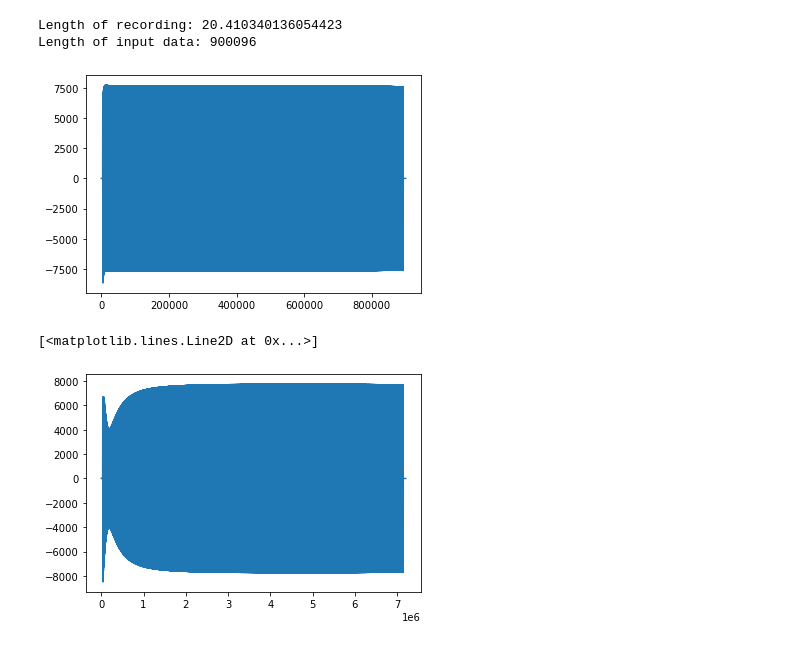
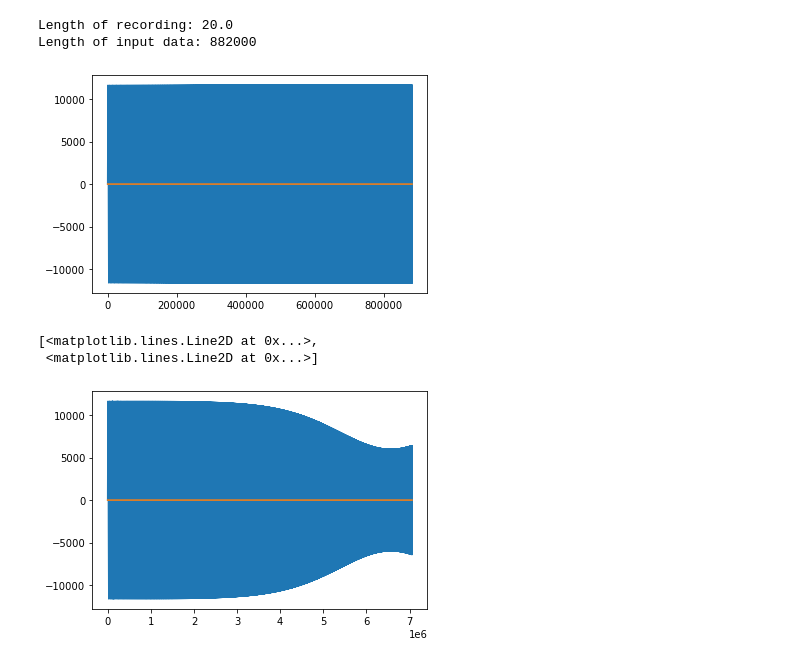
Before and after one commit to phultquist/qbox, a Jupyter notebook: biquad/BiQuad Filter.ipynb, the cells around one changed output. Saved outputs shown, nothing was run; the diff lists cells and outputs as text; code cells hidden in the pictures.

```diff
--- a/biquad/BiQuad Filter.ipynb
+++ b/biquad/BiQuad Filter.ipynb
@@ -34,7 +34,7 @@ def biquad(arr, a0, a1, a2, b0, b1, b2):
 
     return output
 # %%
-sample_rate, input_data = wavfile.read('./../samples/sweep.wav')
+sample_rate, input_data = wavfile.read('./../samples/LogSweep_10_1000_44k_16-bit_L.wav')
 # plt.plot(input_data[0:100])
 # input_data = input_data[18 * 44000:18*44000 + 25]
 
@@ -64,9 +64,9 @@ print("Length of input data: " + str(len(input_data)))
 
 # plt.plot(after_biquad)
 # %% [output]
-Length of recording: 20.410340136054423
-Length of input data: 900096
+Length of recording: 20.0
+Length of input data: 882000
-[figure, old version]
+[figure, new version]
 # %%
 def normalize(original, output_data):
     max_original = np.amax(np.absolute(original))
@@ -116,21 +116,34 @@ def biquad_with_negative_feedback(arr, a0, a1, a2, b0, b1, b2, fb_k, store_servo
 
     return output
 # %%
+### 8 inch Dayton DVC ###
+# after_resonance_compensation = biquad_with_negative_feedback(
+# upsampled,
+# a0 = 0.0057426788667661955,
+# a1 = 0,
+# b0 = 1,
+# a2 = -0.0057426788667661955,
+# b1 = -1.9884505557207934,
+# b2 = 0.9885146422664675,
+# fb_k = 0.9
+# )
+
 after_resonance_compensation = biquad_with_negative_feedback(
 upsampled,
-a0 = 0.0057426788667661955,
+a0 = 0.009331629959095806,
 a1 = 0,
 b0 = 1,
-a2 = -0.0057426788667661955,
-b1 = -1.9884505557207934,
-b2 = 0.9885146422664675,
-fb_k = 0.9
+a2 = -0.009331629959095806,
+b1 = -1.9811609365263363,
+b2 = 0.9813367400818084,
+fb_k = 0.95
 )
 
 plt.plot(after_resonance_compensation)
 # %% [output]
-[<matplotlib.lines.Line2D at 0x...>]
+[<matplotlib.lines.Line2D at 0x...>,
+ <matplotlib.lines.Line2D at 0x...>]
-[figure, old version]
+[figure, new version]
 # %%
 after_resonance_after_backwave = biquad_with_negative_feedback(
 after_resonance_compensation,
```
Also changed, not shown: parts of 3 cells of this notebook, 9 other files.
